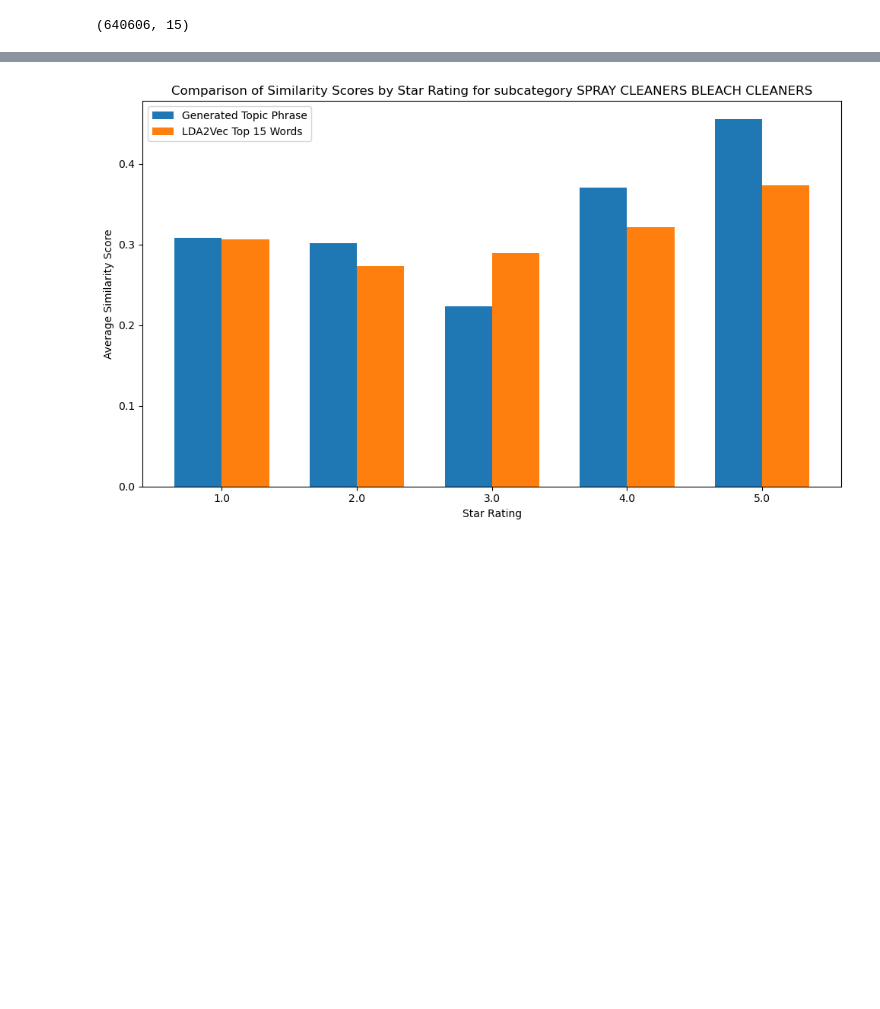
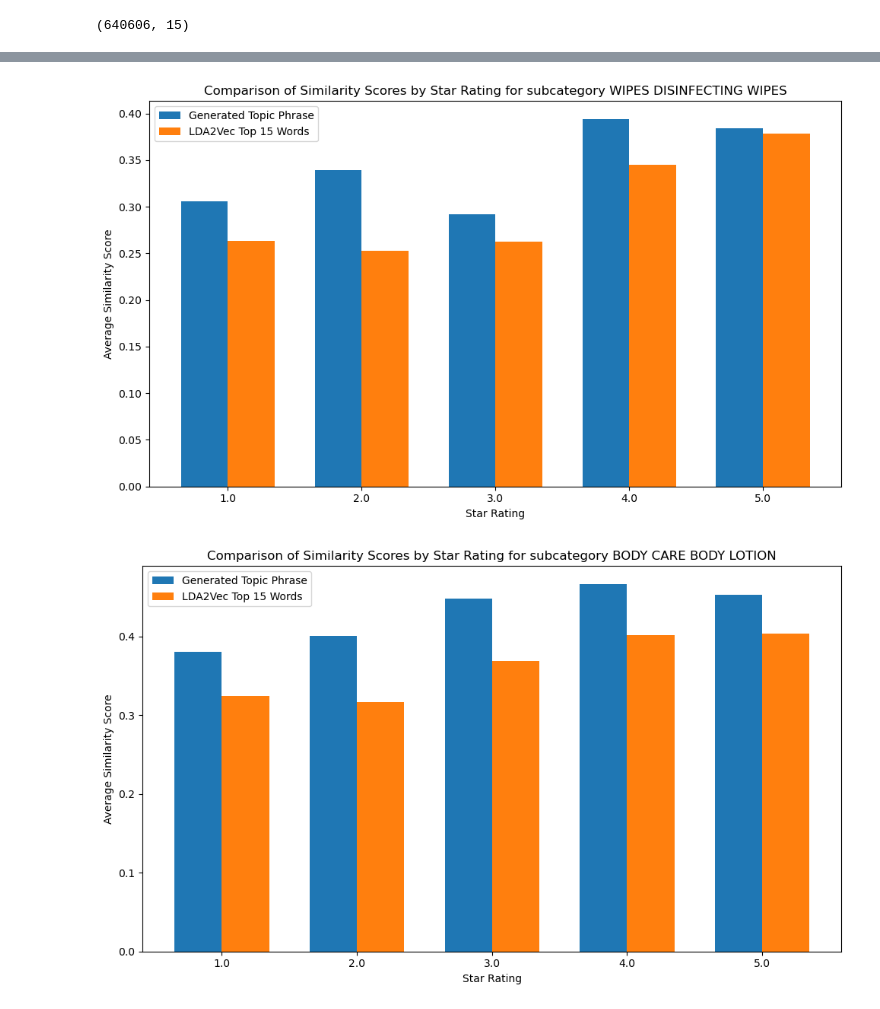
Before and after one commit to jluo3364/BTT-Clorox-Company, a Jupyter notebook: TopicModel/lda2vec_test.ipynb, the cells around one changed output, grey strips where cells are left out. Saved outputs shown, nothing was run; the diff lists cells and outputs as text; code cells hidden in the pictures; blank space fills up the shorter version.

```diff
--- a/TopicModel/lda2vec_test.ipynb
+++ b/TopicModel/lda2vec_test.ipynb
@@ -29,4 +48,12 @@ lda2vec_model = LDA2Vec(df)
+# %%
+# target_sizes = [20000, 10000, 5000, 2000]
+# num_subcats = [1, 2, 5, 10]
+# subcategories = []
+# for target_size in target_sizes:
+#     valid_subcats = [name for name, size in subcat_sizes.items() if abs(size - target_size) < 1000]
+#     subcategories.extend(valid_subcats[:num_subcats[target_sizes.index(target_size)]])
+subcategories = ["WIPES DISINFECTING WIPES", "BODY CARE BODY LOTION", "AIR FRESHENER", "SPRAY CLEANERS BLEACH CLEANERS", "HAIR CARE"]
 # %%
-subcategories = ['SPRAY CLEANERS BLEACH CLEANERS', 'WOOD/FURNITURE/DUST']
+# subcategories = ['SPRAY CLEANERS BLEACH CLEANERS', 'WOOD/FURNITURE/DUST', 'BODY CARE BODY LOTION']
 result_df = lda2vec_model.train_model(subcategories)
 # %% [output]
@@ -86,9 +118,0 @@ for subcategory in subcategories:
-# %%
-for subcategory in subcategories:
-    df_subcategory = result_df[result_df['subcategory']==subcategory]
-    plt.figure(figsize=(10, 6))
-    sns.boxplot(data=df_subcategory, x='star_rating', y='lda2vec_words_similarity_score')
-    plt.title(f'Distribution of Similarity Scores by Star Rating for subcategory {subcategory}')
-    plt.xlabel('Star Rating')
-    plt.ylabel('Similarity Score')
-    plt.show()
@@ -135,28 +159,30 @@ for subcategory in subcategories:
 # %%
-sub_df = result_df[result_df['subcategory']=='SPRAY CLEANERS BLEACH CLEANERS'] # Calculate the average similarity scores by star rating
-avg_scores = sub_df.groupby('star_rating')[['lda2vec_similarity_score', 'lda2vec_words_similarity_score']].mean()
+for subcategory in subcategories:
+    sub_df = result_df[result_df['subcategory']==subcategory] # Calculate the average similarity scores by star rating
+    avg_scores = sub_df.groupby('star_rating')[['lda2vec_similarity_score', 'lda2vec_words_similarity_score']].mean()
 
-# Plotting the side-by-side bar chart
-fig, ax = plt.subplots(figsize=(10, 6))
+    # Plotting the side-by-side bar chart
+    fig, ax = plt.subplots(figsize=(10, 6))
 
-# Set the width of each bar
-bar_width = 0.35
-star_ratings = avg_scores.index
-x = range(len(star_ratings))
+    # Set the width of each bar
+    bar_width = 0.35
+    star_ratings = avg_scores.index
+    x = range(len(star_ratings))
 
-# Plot each similarity score as bars side by side
-ax.bar(x, avg_scores['lda2vec_similarity_score'], width=bar_width, label='Generated Topic Phrase')
-ax.bar([i + bar_width for i in x], avg_scores['lda2vec_words_similarity_score'], width=bar_width, label='LDA2Vec Top 15 Words')
+    # Plot each similarity score as bars side by side
+    ax.bar(x, avg_scores['lda2vec_similarity_score'], width=bar_width, label='Generated Topic Phrase')
+    ax.bar([i + bar_width for i in x], avg_scores['lda2vec_words_similarity_score'], width=bar_width, label='LDA2Vec Top 15 Words')
 
-# Set the x-axis labels and chart labels
-ax.set_xlabel('Star Rating')
-ax.set_ylabel('Average Similarity Score')
-ax.set_title('Comparison of Similarity Scores by Star Rating for subcategory SPRAY CLEANERS BLEACH CLEANERS')
-ax.set_xticks([i + bar_width / 2 for i in x])
-ax.set_xticklabels(star_ratings)
-ax.legend()
+    # Set the x-axis labels and chart labels
+    ax.set_xlabel('Star Rating')
+    ax.set_ylabel('Average Similarity Score')
+    ax.set_title(f'Comparison of Similarity Scores by Star Rating for subcategory {subcategory}')
+    ax.set_xticks([i + bar_width / 2 for i in x])
+    ax.set_xticklabels(star_ratings)
+    ax.legend()
 
-plt.tight_layout()
-plt.show()
+    plt.tight_layout()
+    plt.show()
 # %% [output]
-[figure, old version]
+[figure, new version]
+[figure, added]
```
Also changed, not shown: parts of 17 cells of this notebook, 6 other files.
